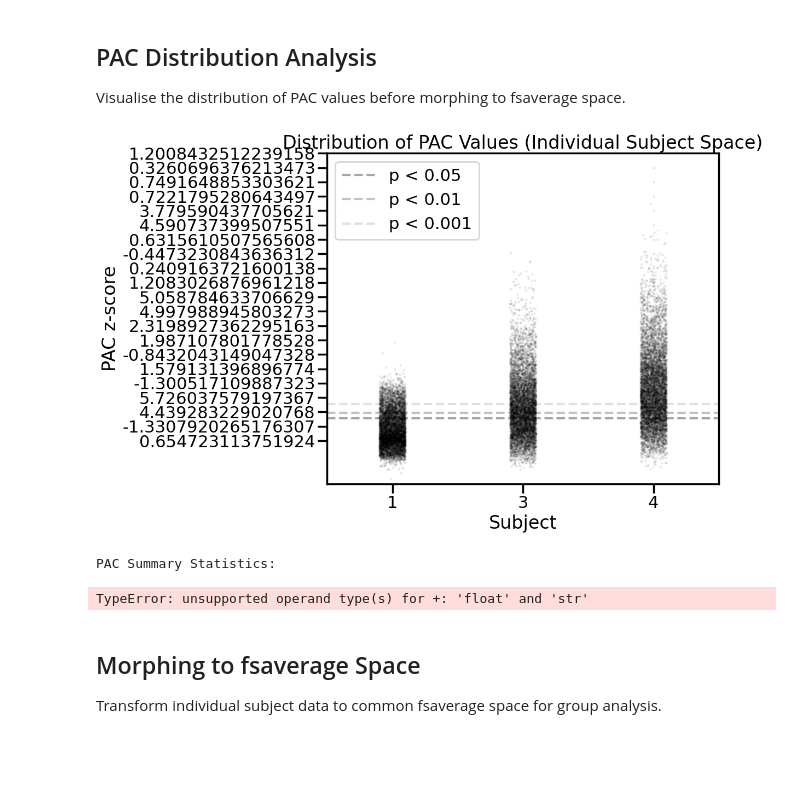
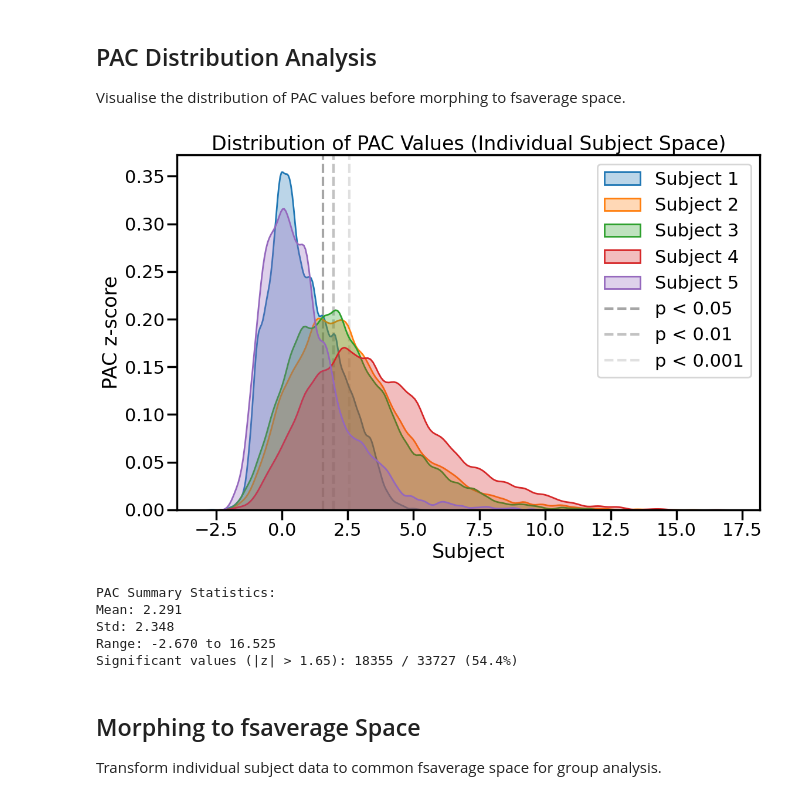
Before and after one commit to KietzmannLab/avs-gazetime, a Jupyter notebook: avs_gazetime/pac/pac_plotting_and_stats.ipynb, the cells around one changed output. Cells and saved outputs as stored; diff of their text form; code cells hidden in the pictures; blank space fills up the shorter version.

```diff
--- a/avs_gazetime/pac/pac_plotting_and_stats.ipynb
+++ b/avs_gazetime/pac/pac_plotting_and_stats.ipynb
@@ -208,14 +236,19 @@ print("=" * 50)
 
 stc_dict = {}
 pac_results_dict = {}
+has_memsplit_data = False
 
 for subject in subjects:
     print(f"\nProcessing subject {subject}...")
 
     # Load data
-    stc, pac_results = load_subject_data(subject, event_types[0], data_dir, avs_dir)
+    stc, pac_results, has_memsplit = load_subject_data(subject, event_types[0], data_dir, avs_dir)
 
-    # Create PAC source estimate
+    # Track if any subject has memsplit data
+    if has_memsplit:
+        has_memsplit_data = True
+
+    # Create PAC source estimate (using all data, will split later if needed)
     pac_stc = create_pac_stc(stc, pac_results)
 
     stc_dict[subject] = pac_stc
@@ -224,3 +257,7 @@ for subject in subjects:
 print(f"\nData loading complete!")
 print(f"Source estimate shape: {stc_dict[1].data.shape}")
 print(f"Number of vertices: {len(stc_dict[1].vertices[0]) + len(stc_dict[1].vertices[1])}")
+
+if has_memsplit_data:
+    print(f"\n*** Memorability split data detected ***")
+    print("Will perform additional high vs low memorability analysis.")
@@ -248,36 +267,42 @@ Number of vertices: 8196
 Visualise the distribution of PAC values before morphing to fsaverage space.
 # %%
 plt.figure(figsize=(12, 8))
+# make pac numeric
 
+# make a kdeplot with hue for each subject
 for subject in subjects:
     pac_data = pac_results_dict[subject]
-    sns.stripplot(x=[subject]*len(pac_data), y=pac_data["pac"],
-                 alpha=0.1, size=3, color='black')
+    pac_data["pac"] = pd.to_numeric(pac_data["pac"], errors="coerce")
+    # make a kdeplot with hue for each subject
+    sns.kdeplot(data=pac_data, x="pac", fill=True, alpha=0.3, label=f"Subject {subject}", bw_adjust=0.5)
 
 # Add significance thresholds
-plt.axhline(y=1.56, color="grey", linestyle="--", alpha=0.7, label="p < 0.05")
-plt.axhline(y=1.96, color="darkgrey", linestyle="--", alpha=0.7, label="p < 0.01")
-plt.axhline(y=2.56, color="lightgrey", linestyle="--", alpha=0.7, label="p < 0.001")
+plt.axvline(x=1.56, color="grey", linestyle="--", alpha=0.7, label="p < 0.05", zorder = 0)
+plt.axvline(x=1.96, color="darkgrey", linestyle="--", alpha=0.7, label="p < 0.01", zorder = 0)
+plt.axvline(x=2.56, color="lightgrey", linestyle="--", alpha=0.7, label="p < 0.001", zorder = 0)
 
 plt.xlabel("Subject")
 plt.ylabel("PAC z-score")
 plt.title("Distribution of PAC Values (Individual Subject Space)")
-plt.ylim(-3, 20)
+#plt.ylim(-3, 20)
 plt.legend()
 plt.tight_layout()
 plt.show()
 
 # Print summary statistics
 all_pac_values = pd.concat([pac_results_dict[s]["pac"] for s in subjects])
 print(f"\nPAC Summary Statistics:")
 print(f"Mean: {all_pac_values.mean():.3f}")
 print(f"Std: {all_pac_values.std():.3f}")
 print(f"Range: {all_pac_values.min():.3f} to {all_pac_values.max():.3f}")
 print(f"Significant values (|z| > 1.65): {(np.abs(all_pac_values) > 1.65).sum()} / {len(all_pac_values)} ({(np.abs(all_pac_values) > 1.65).mean()*100:.1f}%)")
 # %% [output]
-[figure, old version]
+[figure, new version]
 PAC Summary Statistics:
+Mean: 2.291
+Std: 2.348
+Range: -2.670 to 16.525
+Significant values (|z| > 1.65): 18355 / 33727 (54.4%)
-TypeError: unsupported operand type(s) for +: 'float' and 'str'
 # %% [markdown]
 ## Morphing to fsaverage Space
 
```
Also changed, not shown: parts of 13 cells of this notebook, 2 other files.
